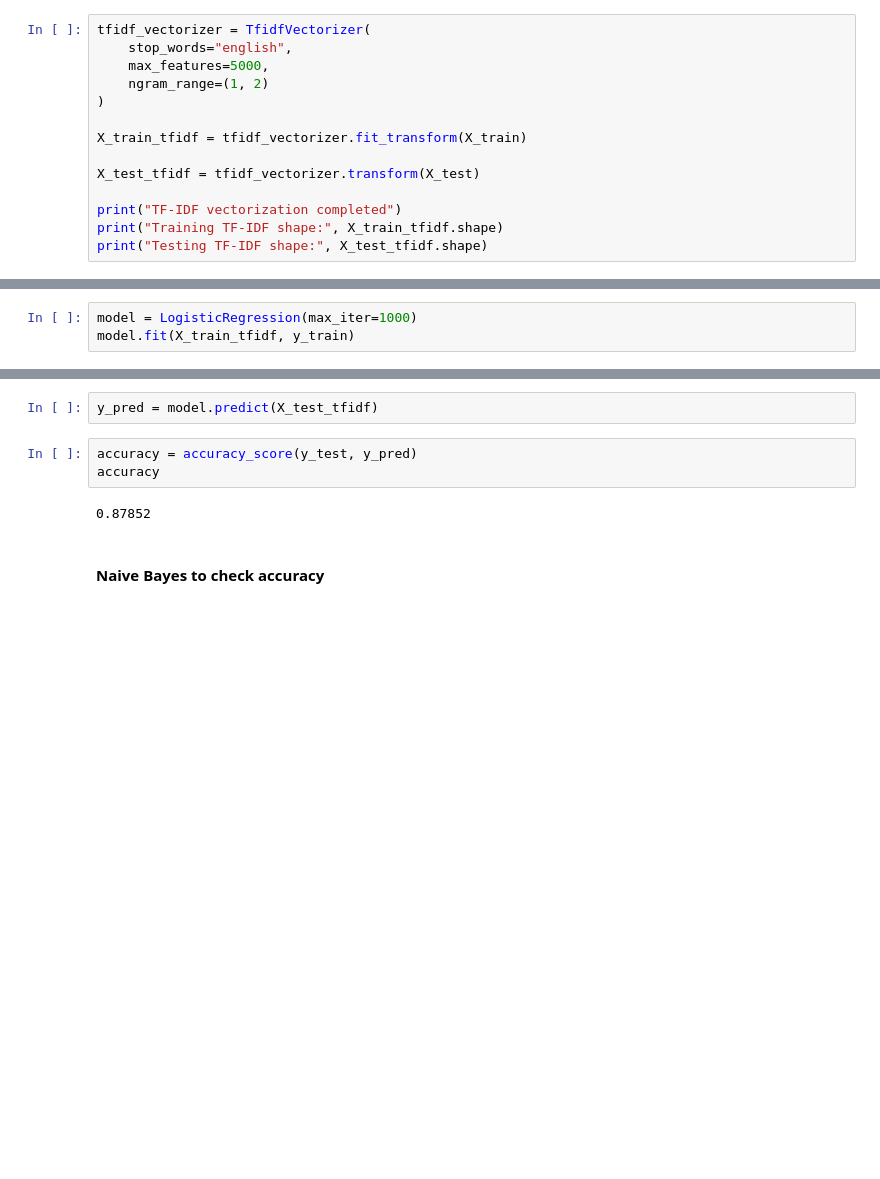
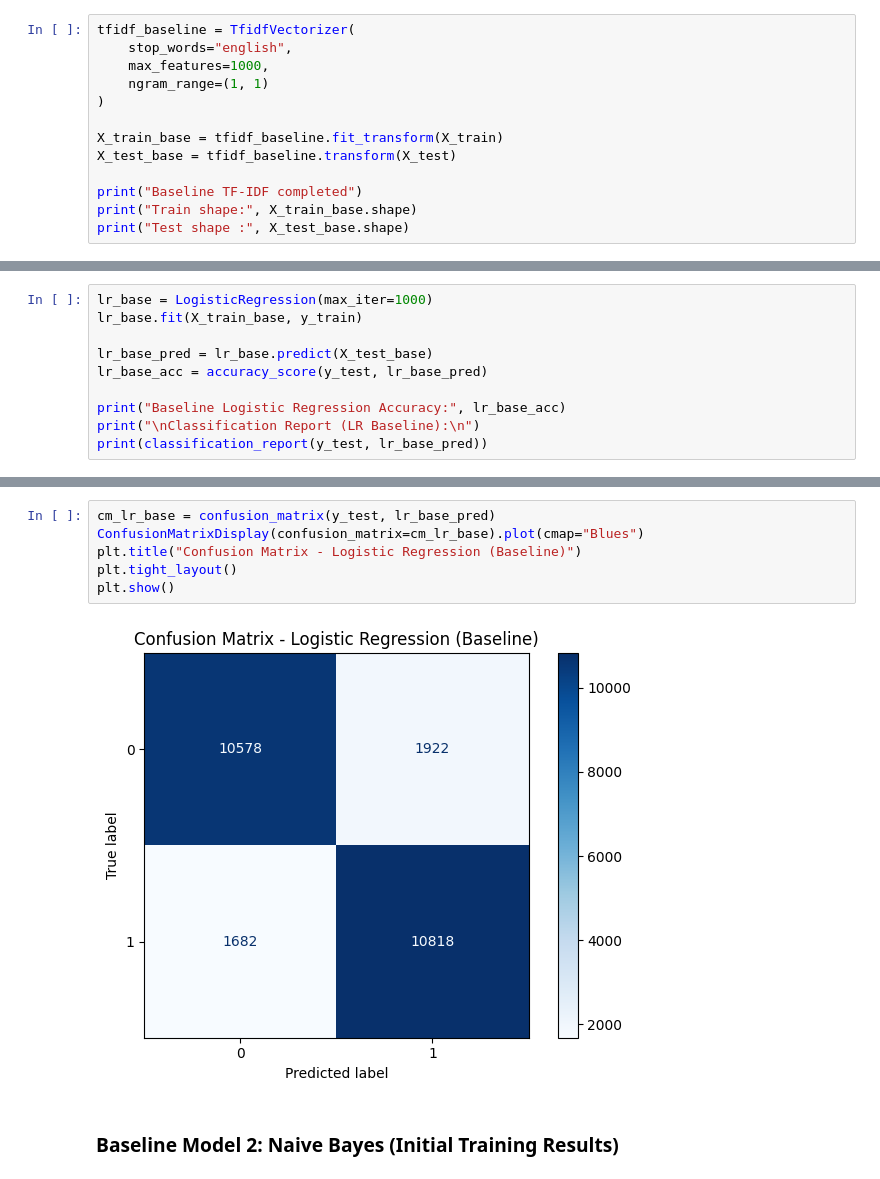
Before and after one commit to Bijay-sarumagar/imdb-sentiment-analysis, a Jupyter notebook: Coursework Machine learning .ipynb, the cells around one changed output, grey strips where cells are left out. Cells and saved outputs as stored; diff of their text form; blank space fills up the shorter version.

```diff
--- a/Coursework Machine learning .ipynb
+++ b/Coursework Machine learning .ipynb
@@ -30,15 +55,14 @@ Testing samples: 25000
 # %%
-tfidf_vectorizer = TfidfVectorizer(
+tfidf_baseline = TfidfVectorizer(
     stop_words="english",
-    max_features=5000,
-    ngram_range=(1, 2)
+    max_features=1000,
+    ngram_range=(1, 1)
 )
 
-X_train_tfidf = tfidf_vectorizer.fit_transform(X_train)
+X_train_base = tfidf_baseline.fit_transform(X_train)
+X_test_base = tfidf_baseline.transform(X_test)
 
-X_test_tfidf = tfidf_vectorizer.transform(X_test)
-
-print("TF-IDF vectorization completed")
-print("Training TF-IDF shape:", X_train_tfidf.shape)
-print("Testing TF-IDF shape:", X_test_tfidf.shape)
+print("Baseline TF-IDF completed")
+print("Train shape:", X_train_base.shape)
+print("Test shape :", X_test_base.shape)
 # %% [output]
@@ -50,4 +74,11 @@ Testing TF-IDF shape: (25000, 5000)
 # %%
-model = LogisticRegression(max_iter=1000)
-model.fit(X_train_tfidf, y_train)
+lr_base = LogisticRegression(max_iter=1000)
+lr_base.fit(X_train_base, y_train)
+
+lr_base_pred = lr_base.predict(X_test_base)
+lr_base_acc = accuracy_score(y_test, lr_base_pred)
+
+print("Baseline Logistic Regression Accuracy:", lr_base_acc)
+print("\nClassification Report (LR Baseline):\n")
+print(classification_report(y_test, lr_base_pred))
 # %% [output]
@@ -55,10 +97,11 @@ LogisticRegression(max_iter=1000)
-# %%
-y_pred = model.predict(X_test_tfidf)
-# %%
-accuracy = accuracy_score(y_test, y_pred)
-accuracy
-# %% [output]
-0.87852
+# %%
+cm_lr_base = confusion_matrix(y_test, lr_base_pred)
+ConfusionMatrixDisplay(confusion_matrix=cm_lr_base).plot(cmap="Blues")
+plt.title("Confusion Matrix - Logistic Regression (Baseline)")
+plt.tight_layout()
+plt.show()
+# %% [output]
+[figure, added]
 # %% [markdown]
-#### Naive Bayes to check accuracy
+### Baseline Model 2: Naive Bayes (Initial Training Results)
 # %%
```
Also changed, not shown: parts of 23 cells of this notebook, 2 other files.
